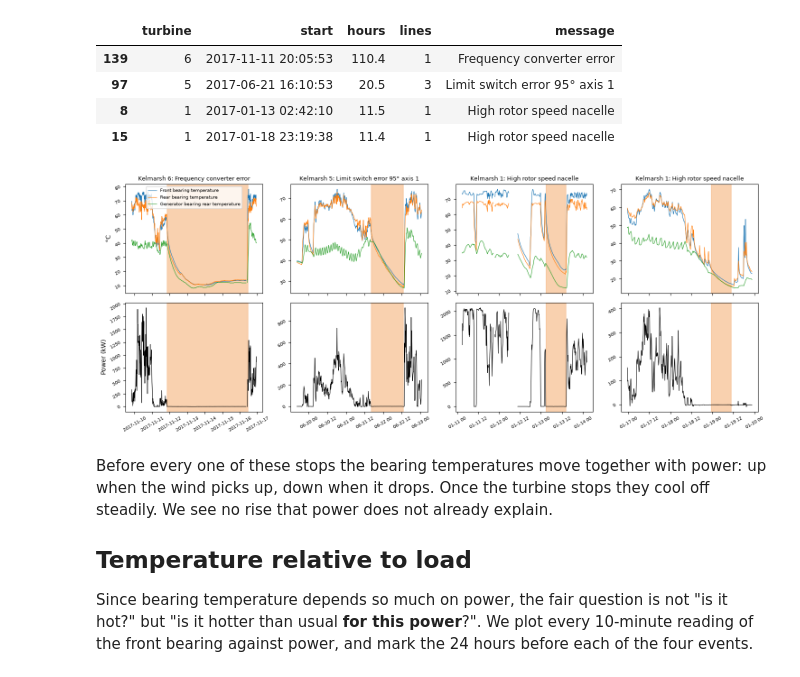
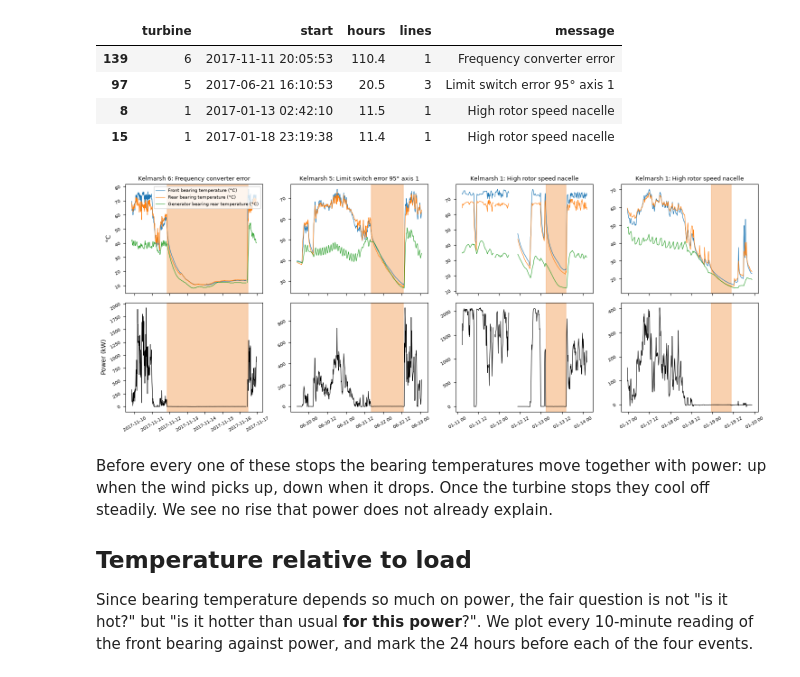
Before and after one commit to vetle0202/a3i-anomaly-detection, a Jupyter notebook: notebooks/2. Looking at the Kelmarsh data.ipynb, the cells around one changed output. Saved outputs shown, nothing was run; the diff lists cells and outputs as text; code cells hidden in the pictures.

```diff
--- a/notebooks/2. Looking at the Kelmarsh data.ipynb
+++ b/notebooks/2. Looking at the Kelmarsh data.ipynb
@@ -331,28 +331,28 @@ longest[['turbine', 'start', 'hours', 'lines', 'message']]
 # %%
 temperatures = sensors[:3]
 data_by_turbine = {t: load_turbine(t) for t in longest['turbine'].unique()}
 
 fig, axes = plt.subplots(2, 4, figsize=(15, 6), sharex='col')
 
 for i, row in enumerate(longest.itertuples()):
     d = data_by_turbine[row.turbine]
     window = d.loc[row.start - pd.Timedelta(days=2): row.end + pd.Timedelta(hours=12)]
 
     for name in temperatures:
-        axes[0, i].plot(window.index, window[name], lw=0.8, label=name[:-5])
+        axes[0, i].plot(window.index, window[name], lw=0.8, label=name)
     axes[1, i].plot(window.index, window['Power (kW)'], lw=0.8, color='black')
 
     for ax in axes[:, i]:
         ax.axvspan(row.start, row.end, color='sandybrown', alpha=0.5)
         ax.tick_params(labelsize=7, rotation=30)
     axes[0, i].set_title(f'Kelmarsh {row.turbine}: {row.message}', fontsize=9)
 
 axes[0, 0].set_ylabel('°C')
 axes[1, 0].set_ylabel('Power (kW)')
 axes[0, 0].legend(fontsize=7)
 plt.tight_layout()
 # %% [output]
-[figure, old version]
+[figure, new version]
 # %% [markdown]
 Before every one of these stops the bearing temperatures move together with
 power: up when the wind picks up, down when it drops. Once the turbine stops they
```
Also changed, not shown: 2 other files.
